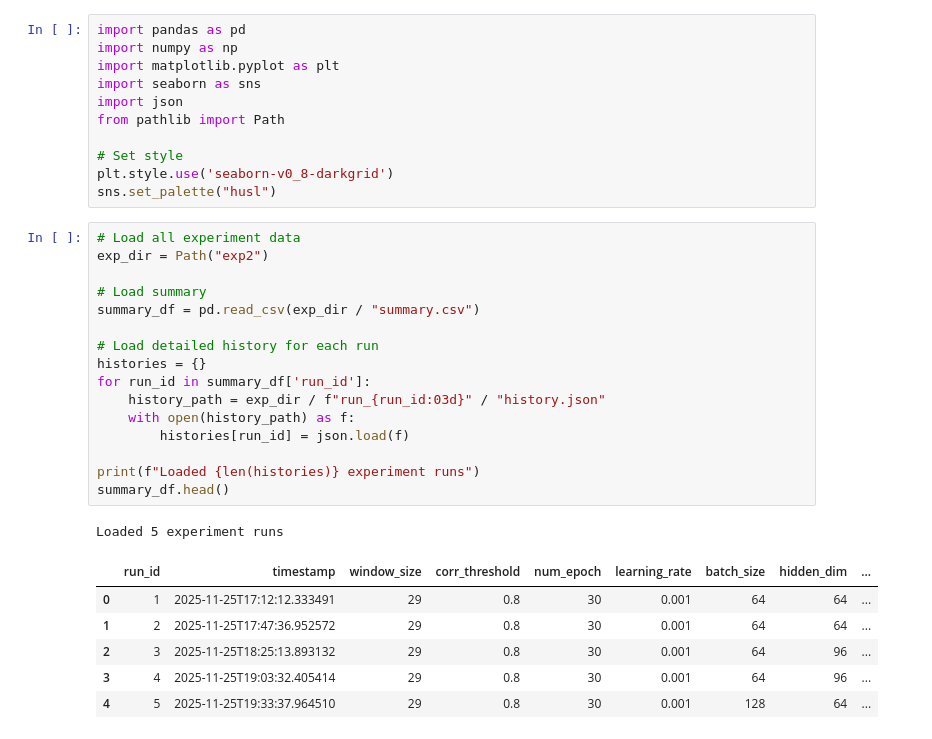
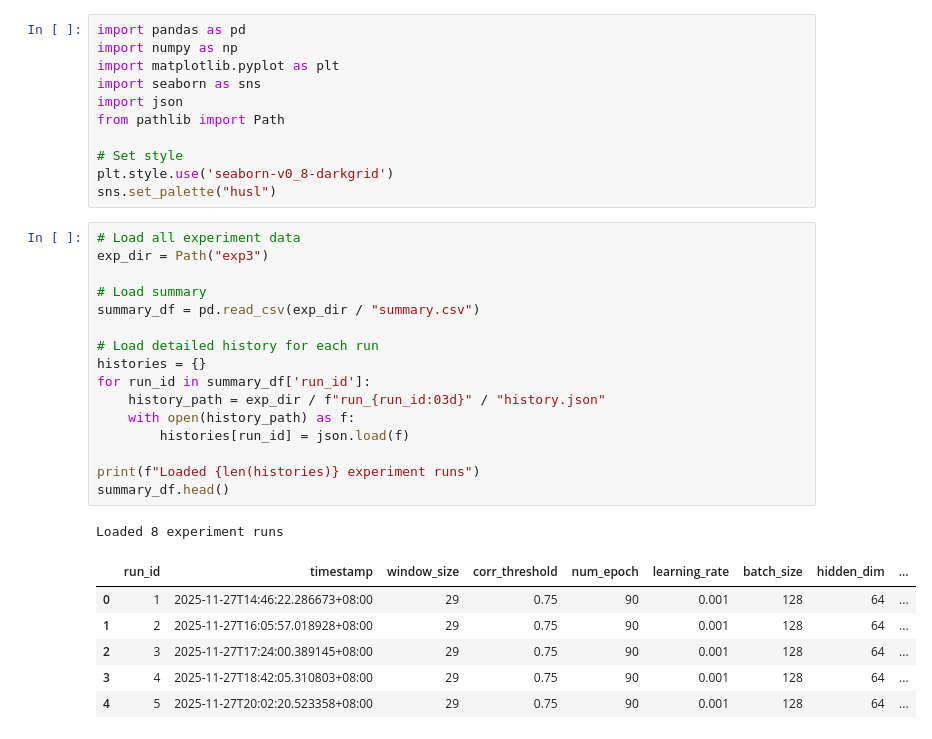
Before and after one commit to hvgupta/COMP4222_F25-26, a Jupyter notebook: report_graph.ipynb, the cells around one changed output. Drawn from its saved outputs; the diff is of its cells as text.

```diff
--- a/report_graph.ipynb
+++ b/report_graph.ipynb
@@ -11,28 +11,28 @@ plt.style.use('seaborn-v0_8-darkgrid')
 sns.set_palette("husl")
 # %%
 # Load all experiment data
-exp_dir = Path("exp2")
+exp_dir = Path("exp3")
 
 # Load summary
 summary_df = pd.read_csv(exp_dir / "summary.csv")
 
 # Load detailed history for each run
 histories = {}
 for run_id in summary_df['run_id']:
     history_path = exp_dir / f"run_{run_id:03d}" / "history.json"
     with open(history_path) as f:
         histories[run_id] = json.load(f)
 
 print(f"Loaded {len(histories)} experiment runs")
 summary_df.head()
 # %% [output]
-Loaded 5 experiment runs
+Loaded 8 experiment runs
 |  | run_id | timestamp | window_size | corr_threshold | num_epoch | learning_rate | batch_size | hidden_dim | ... |
-| 0 | 1 | 2025-11-25T17:12:12.333491 | 29 | 0.8 | 30 | 0.001 | 64 | 64 | ... |
-| 1 | 2 | 2025-11-25T17:47:36.952572 | 29 | 0.8 | 30 | 0.001 | 64 | 64 | ... |
-| 2 | 3 | 2025-11-25T18:25:13.893132 | 29 | 0.8 | 30 | 0.001 | 64 | 96 | ... |
-| 3 | 4 | 2025-11-25T19:03:32.405414 | 29 | 0.8 | 30 | 0.001 | 64 | 96 | ... |
-| 4 | 5 | 2025-11-25T19:33:37.964510 | 29 | 0.8 | 30 | 0.001 | 128 | 64 | ... |
+| 0 | 1 | 2025-11-27T14:46:22.286673+08:00 | 29 | 0.75 | 90 | 0.001 | 128 | 64 | ... |
+| 1 | 2 | 2025-11-27T16:05:57.018928+08:00 | 29 | 0.75 | 90 | 0.001 | 128 | 64 | ... |
+| 2 | 3 | 2025-11-27T17:24:00.389145+08:00 | 29 | 0.75 | 90 | 0.001 | 128 | 64 | ... |
+| 3 | 4 | 2025-11-27T18:42:05.310803+08:00 | 29 | 0.75 | 90 | 0.001 | 128 | 64 | ... |
+| 4 | 5 | 2025-11-27T20:02:20.523358+08:00 | 29 | 0.75 | 90 | 0.001 | 128 | 64 | ... |
 # %%
 # 2. BEST RUN DETAILED ANALYSIS
 best_run_id = summary_df.loc[summary_df['best_loss'].idxmin(), 'run_id']
```
Also changed, not shown: parts of 16 cells of this notebook, 8 other files.
